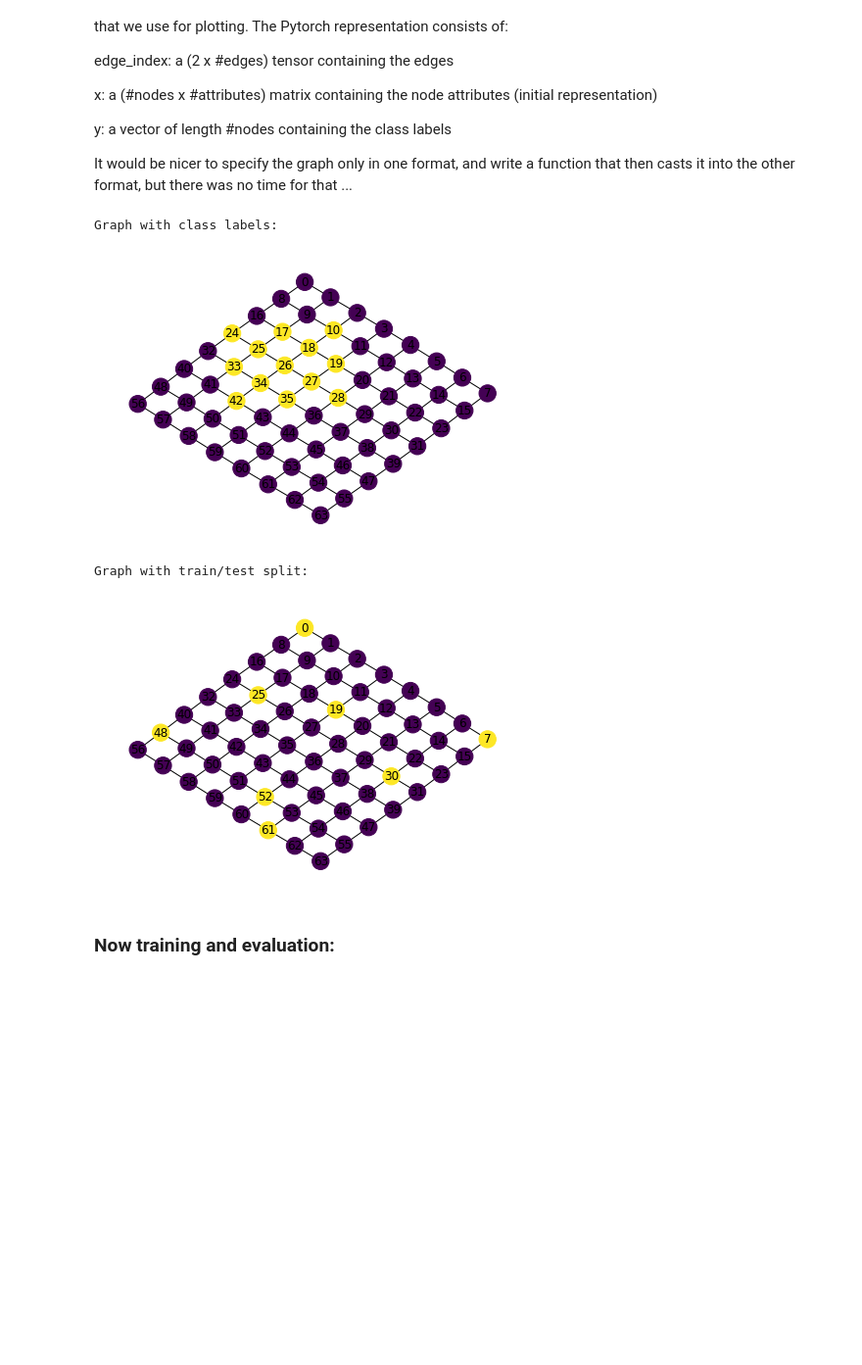
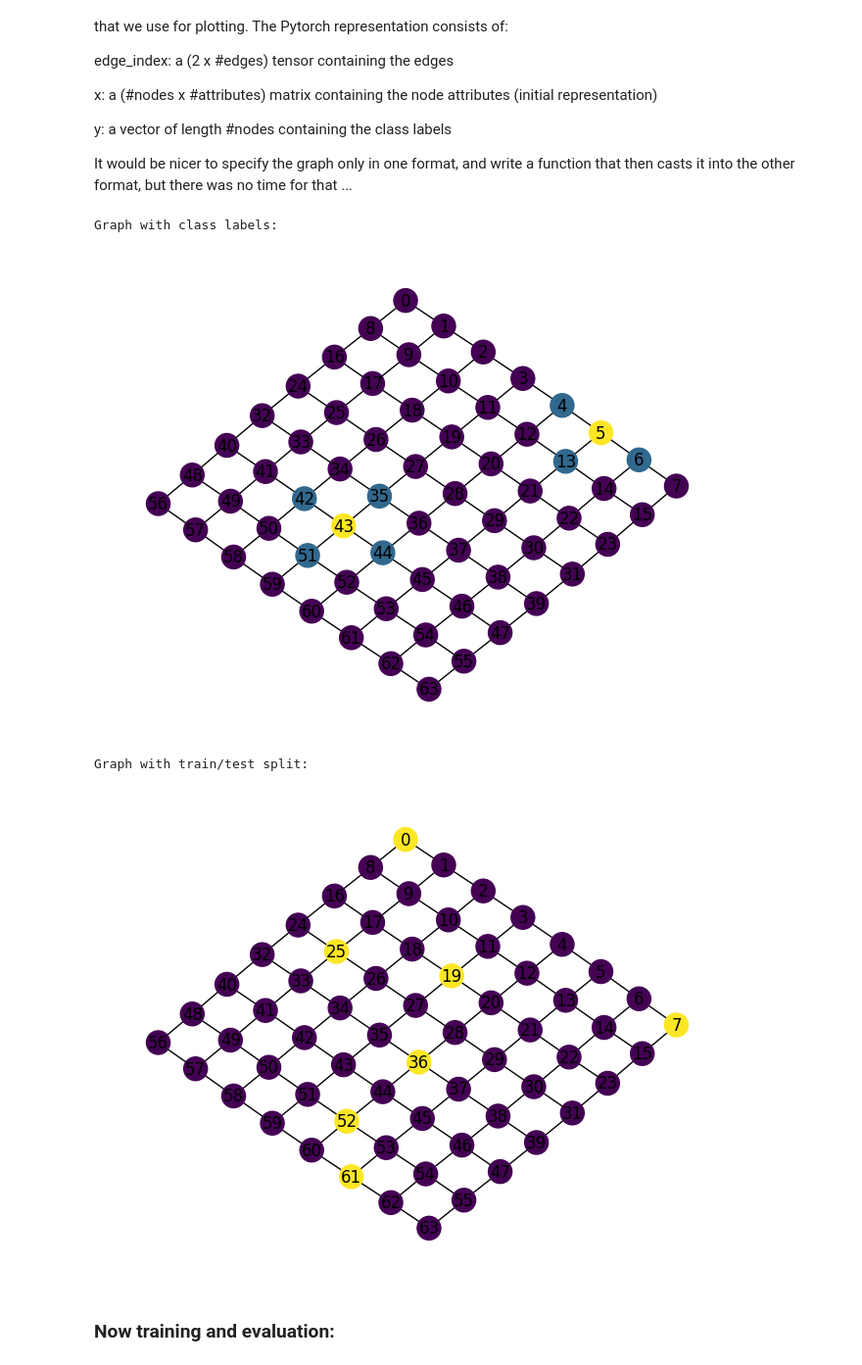
Before and after one commit to SebastianLassen00/ML23, a Jupyter notebook: Samlet/MLSelfStudy12-F23.ipynb, the cells around one changed output. Shown at 98% size. Drawn from its saved outputs; the diff is of its cells as text; code cells hidden in the pictures; blank space fills up the shorter version.

```diff
--- a/Samlet/MLSelfStudy12-F23.ipynb
+++ b/Samlet/MLSelfStudy12-F23.ipynb
@@ -138,16 +138,26 @@ edge_index = edge_index.transpose(0,1)
 
 # node attributes: one-hot encoding of the identifiers is just the
 # identity matrix constructed by torch.eye
-x = torch.eye(numnodes)
+x = torch.eye(numnodes, numnodes + 1)
+# x = torch.eye(numnodes, 1)
+# x = torch.zeros((numnodes, 1))
+x[[43,5]][-1]=1
 
 # class label: we here manually label all nodes with distance <=2 to node '26' as belonging to class '1'
 y = torch.zeros(numnodes,dtype=torch.int64)
-y[[24,25,26,27,28,17,18,19,33,34,35,42,10]]=1
+# c = torch.full((numnodes),2,dtype=torch.int64)
+c = torch.linspace(2,2,numnodes,dtype=torch.int64)
+c[[43,5]]=4
+
+# y[[24,25,26,27,28,17,18,19,33,34,35,42,10]]=1
+# y[[34,35,36,42,43,44,50,51,52,33,25,26,27,17,18,19,20,21,29,37,4,12,13,14,6,28,5,41,59,45,30,7,3,10,24]]=1
+# y[[25,18,34,27,26,42,35,51,44,43,36,20,29,28,4,5,13,6]]=1
+y[[42,43,35,44,51,4,5,6,13]]=1
 for i in range (numnodes):
-    G.add_node(i,classlabel=y[i])
+    G.add_node(i,classlabel=y[i], color=c[i])
 
 # defining train/test nodes:
-testnodes=(0,7,19,25,30,48,52,61) # a random selection of a set of test nodes
+testnodes=(0,7,19,25,52,61,36) # a random selection of a set of test nodes
 
 # Train and test nodes are defined in Pytorch Geometric by boolean "masking" vectors
 train_mask=torch.ones(numnodes,dtype=torch.bool)
@@ -161,15 +171,16 @@ for i in testnodes:
     G.add_node(i,testnode=True)
 # %%
 print("Graph with class labels:")
-nx.draw_kamada_kawai(G,with_labels=True,node_color=get_att_array(G,'classlabel'))
+nx.draw_kamada_kawai(G,with_labels=True,node_color=get_att_array(G,'classlabel') + get_att_array(G,'color'))
 plt.show()
 print("Graph with train/test split:")
 nx.draw_kamada_kawai(G,with_labels=True,node_color=get_att_array(G,'testnode'))
+# [34,35,36,42,43,44,50,51,52,33,25,26,27,17,18,19,20,2,29,37,4,12,13,14,6]
 # %% [output]
 Graph with class labels:
-[figure, old version]
+[figure, new version]
 Graph with train/test split:
-[figure, old version]
+[figure, new version]
 # %% [markdown]
 ### Now training and evaluation:
 # %%
```
Also changed, not shown: parts of 5 cells of this notebook.
